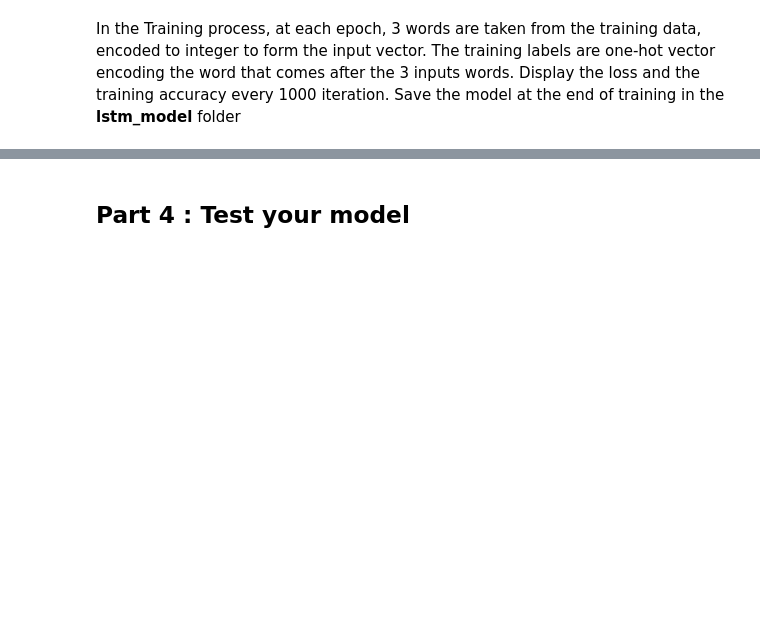
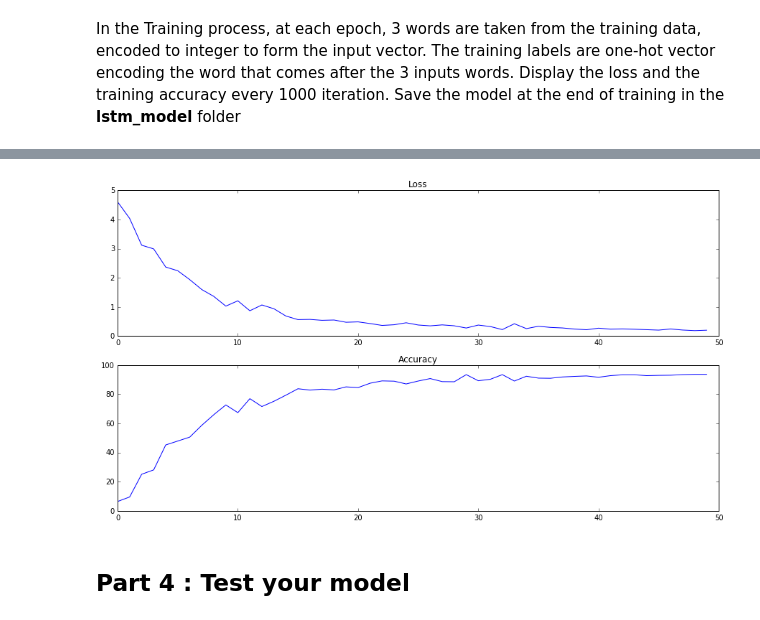
Before and after one commit to gcollura/deeplearning-labs, a Jupyter notebook: lab03-lstm/TP3-notebook.ipynb, the cells around one changed output, grey strips where cells are left out. Drawn from its saved outputs; the diff is of its cells as text; code cells hidden in the pictures; blank space fills up the shorter version.

Commit message:
complete lab03 on lstm

```diff
--- a/lab03-lstm/TP3-notebook.ipynb
+++ b/lab03-lstm/TP3-notebook.ipynb
@@ -316,0 +304,11 @@ Model saved
+# %%
+n_input=3
+n_layers=2
+n_hidden=64
+
+x, y, weights, biases, pred, cost, optimizer, correct_pred, accuracy, path = define_graph(learning_rate=0.001,
+                                                                                          n_input=n_input,
+                                                                                          n_layers=n_layers,
+                                                                                          n_hidden=n_hidden)
+losses, accuracies = lstm_training(x, y, weights, biases, pred, cost, optimizer, correct_pred,
+                                   accuracy, path, epochs=50000, n_input=n_input)
@@ -317,3 +333,12 @@ Model saved
+# %%
+fig, (ax1, ax2) = plt.subplots(2, 1, figsize=(15, 8))
+ax1.plot(losses)
+ax1.set_title('Loss')
+ax2.plot(accuracies)
+ax2.set_title('Accuracy')
+plt.show()
+# %% [output]
+[figure, added]
 # %% [markdown]
 ## Part 4 : Test your model
 # %% [markdown]
```
Also changed, not shown: parts of 65 cells of this notebook.
